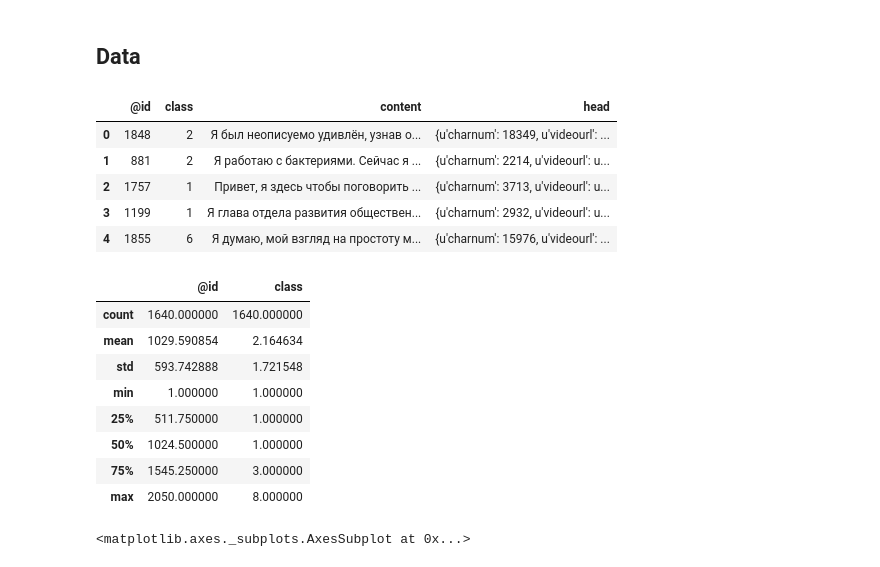
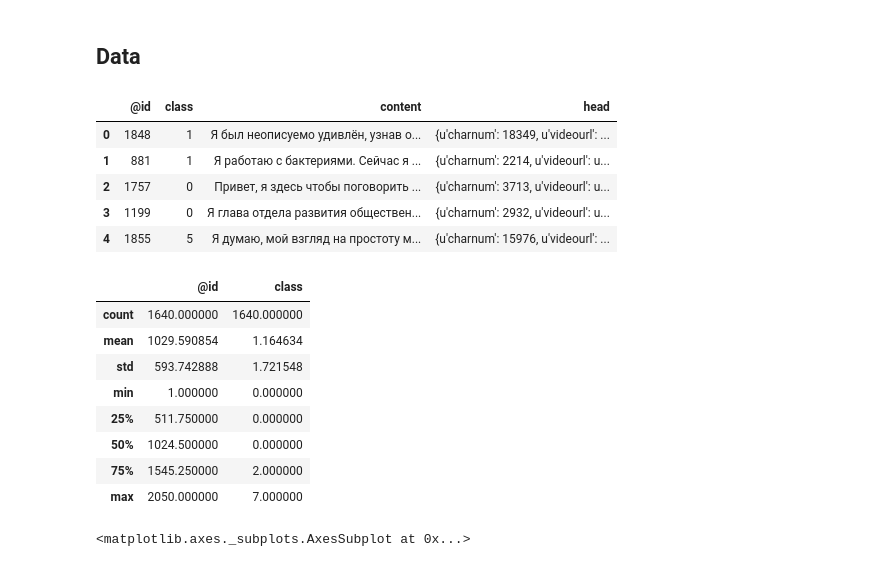
Before and after one commit to ne3x7/nlp_hw2, a Jupyter notebook: HW2.ipynb, the cells around one changed output. Cells and saved outputs as stored; diff of their text form; code cells hidden in the pictures.

```diff
--- a/HW2.ipynb
+++ b/HW2.ipynb
@@ -27,28 +28,29 @@ Populating the interactive namespace from numpy and matplotlib
 ## Data
 # %%
 train_data = pd.read_json('./data/ted_ru-20160408.json.train')
+train_data['class'] = train_data['class'] - 1
 test_data = pd.read_json('./data/ted_ru-20160408.json.test')
 
 train_data.head()
 # %% [output]
 |  | @id | class | content | head |
-| 0 | 1848 | 2 | Я был неописуемо удивлён, узнав о... | {u'charnum': 18349, u'videourl': ... |
-| 1 | 881 | 2 | Я работаю с бактериями. Сейчас я ... | {u'charnum': 2214, u'videourl': u... |
-| 2 | 1757 | 1 | Привет, я здесь чтобы поговорить ... | {u'charnum': 3713, u'videourl': u... |
-| 3 | 1199 | 1 | Я глава отдела развития обществен... | {u'charnum': 2932, u'videourl': u... |
-| 4 | 1855 | 6 | Я думаю, мой взгляд на простоту м... | {u'charnum': 15976, u'videourl': ... |
+| 0 | 1848 | 1 | Я был неописуемо удивлён, узнав о... | {u'charnum': 18349, u'videourl': ... |
+| 1 | 881 | 1 | Я работаю с бактериями. Сейчас я ... | {u'charnum': 2214, u'videourl': u... |
+| 2 | 1757 | 0 | Привет, я здесь чтобы поговорить ... | {u'charnum': 3713, u'videourl': u... |
+| 3 | 1199 | 0 | Я глава отдела развития обществен... | {u'charnum': 2932, u'videourl': u... |
+| 4 | 1855 | 5 | Я думаю, мой взгляд на простоту м... | {u'charnum': 15976, u'videourl': ... |
 # %%
 train_data.describe()
 # %% [output]
 |  | @id | class |
 | count | 1640.000000 | 1640.000000 |
-| mean | 1029.590854 | 2.164634 |
+| mean | 1029.590854 | 1.164634 |
 | std | 593.742888 | 1.721548 |
-| min | 1.000000 | 1.000000 |
-| 25% | 511.750000 | 1.000000 |
-| 50% | 1024.500000 | 1.000000 |
-| 75% | 1545.250000 | 3.000000 |
-| max | 2050.000000 | 8.000000 |
+| min | 1.000000 | 0.000000 |
+| 25% | 511.750000 | 0.000000 |
+| 50% | 1024.500000 | 0.000000 |
+| 75% | 1545.250000 | 2.000000 |
+| max | 2050.000000 | 7.000000 |
 # %%
 plt.figure(figsize=(20,10))
 sns.countplot(train_data['class'])
```
Also changed, not shown: parts of 10 cells of this notebook.
